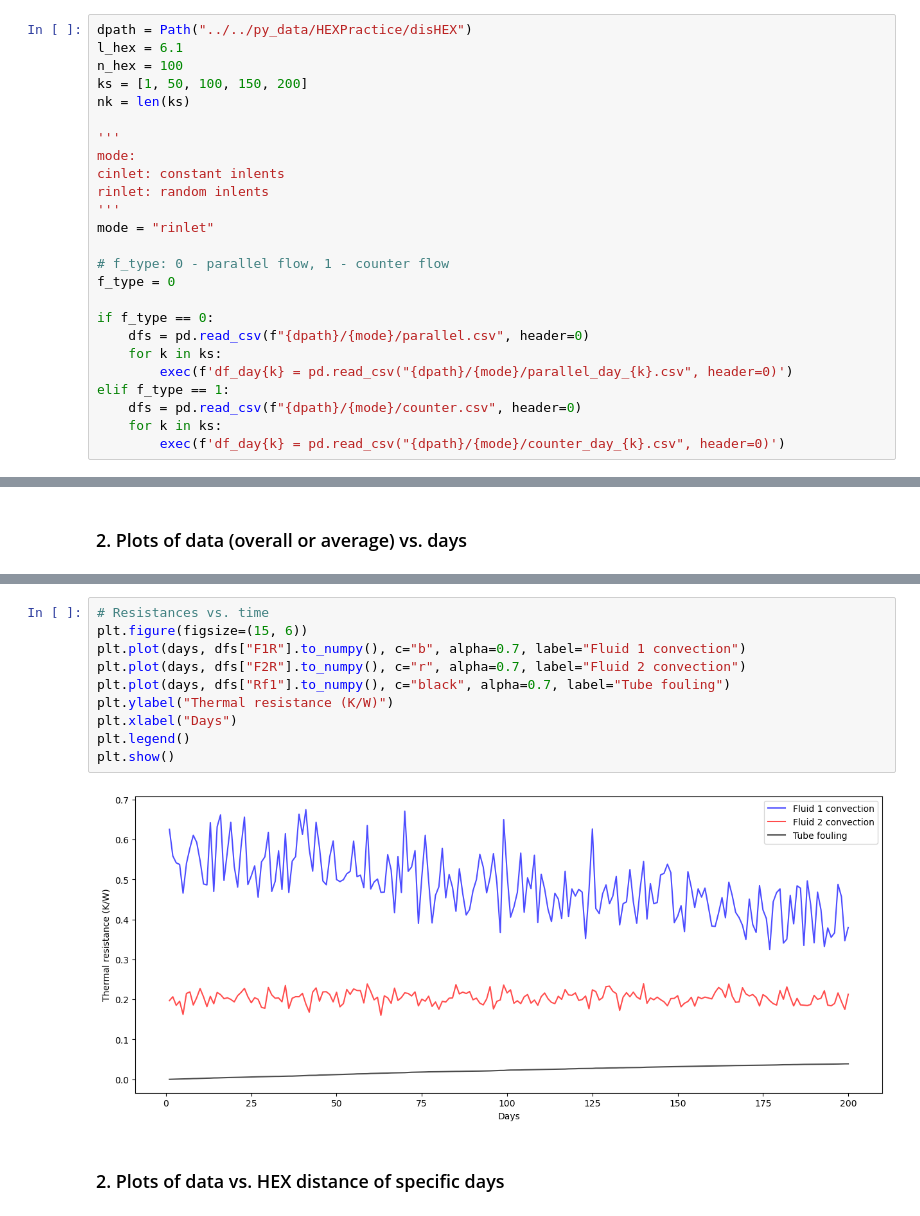
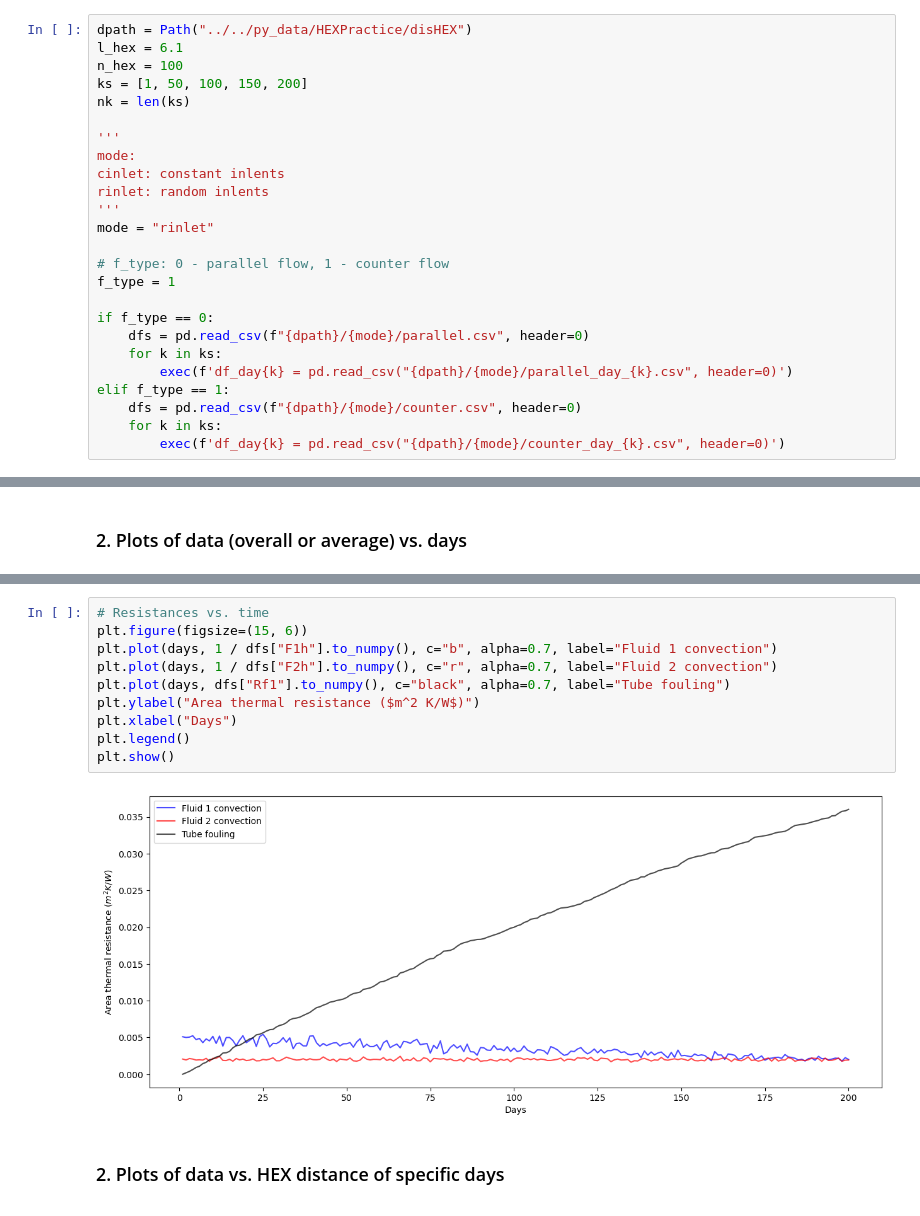
Before and after one commit to donglai-zhang/HEXpractice, a Jupyter notebook: Visualisation.ipynb, the cells around one changed output, grey strips where cells are left out. Cells and saved outputs as stored; diff of their text form.

Commit message:
understanding the use of area themal resistance

```diff
--- a/Visualisation.ipynb
+++ b/Visualisation.ipynb
@@ -19,7 +19,7 @@ rinlet: random inlents
 mode = "rinlet"
 
 # f_type: 0 - parallel flow, 1 - counter flow
-f_type = 0
+f_type = 1
 
 if f_type == 0:
     dfs = pd.read_csv(f"{dpath}/{mode}/parallel.csv", header=0)
@@ -146,15 +146,15 @@ plt.show()
 # %%
 # Resistances vs. time
 plt.figure(figsize=(15, 6))
-plt.plot(days, dfs["F1R"].to_numpy(), c="b", alpha=0.7, label="Fluid 1 convection")
-plt.plot(days, dfs["F2R"].to_numpy(), c="r", alpha=0.7, label="Fluid 2 convection")
+plt.plot(days, 1 / dfs["F1h"].to_numpy(), c="b", alpha=0.7, label="Fluid 1 convection")
+plt.plot(days, 1 / dfs["F2h"].to_numpy(), c="r", alpha=0.7, label="Fluid 2 convection")
 plt.plot(days, dfs["Rf1"].to_numpy(), c="black", alpha=0.7, label="Tube fouling")
-plt.ylabel("Thermal resistance (K/W)")
+plt.ylabel("Area thermal resistance ($m^2 K/W$)")
 plt.xlabel("Days")
 plt.legend()
 plt.show()
 # %% [output]
-[figure, old version]
+[figure, new version]
 # %% [markdown]
 ### 2. Plots of data vs. HEX distance of specific days
 # %%
```
Also changed, not shown: parts of 20 cells of this notebook, 9 other files.
